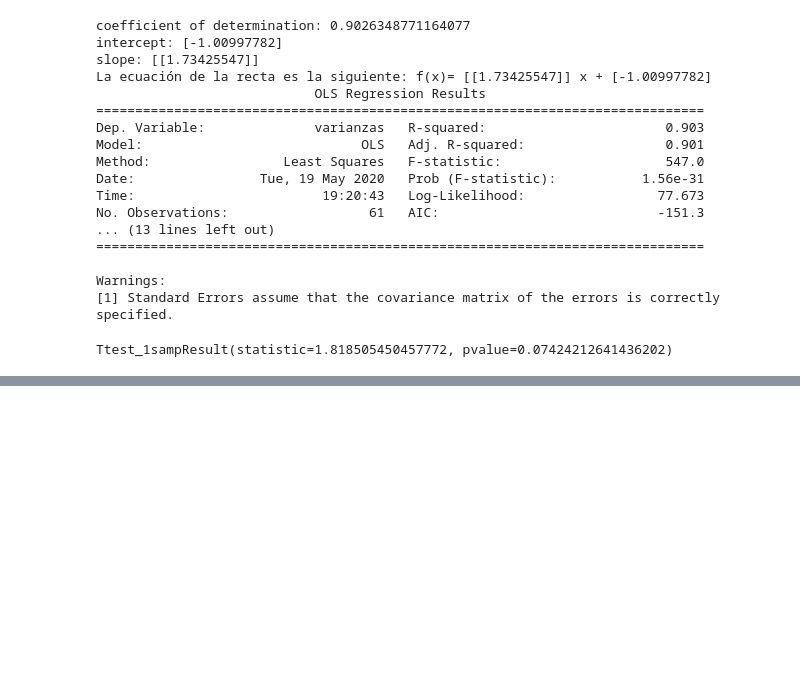
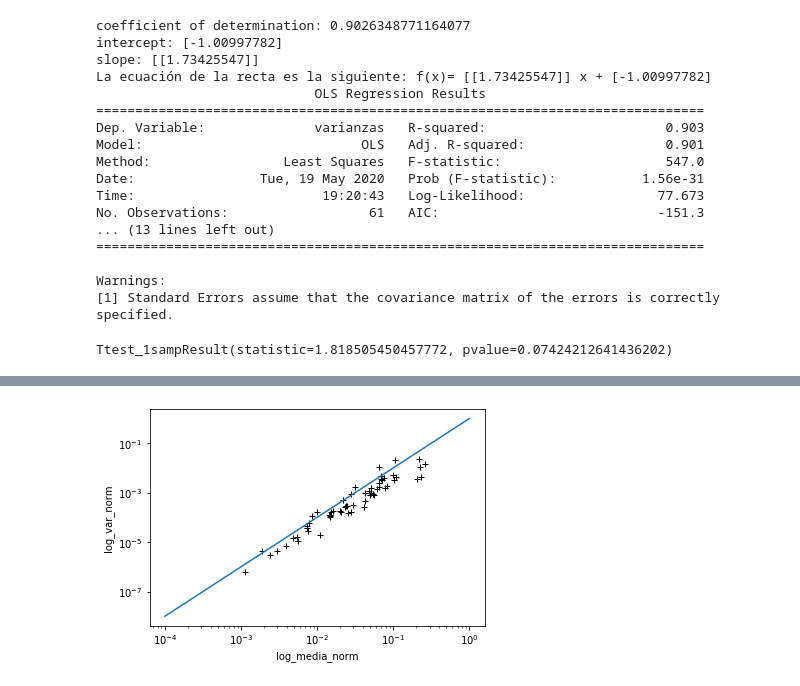
Before and after one commit to JuanmaPastor/TFG_Alex, a Jupyter notebook: Log_mean_var/Log_mean_var.ipynb, the cells around one changed output, grey strips where cells are left out. Cells and saved outputs as stored; diff of their text form; code cells hidden in the pictures; blank space fills up the shorter version.

```diff
--- a/Log_mean_var/Log_mean_var.ipynb
+++ b/Log_mean_var/Log_mean_var.ipynb
@@ -528,0 +646,18 @@ Ttest_1sampResult(statistic=1.818505450457772, pvalue=0.07424212641436202)
+# %%
+#Escalado por logscale
+
+M = media_AL + media_CL + media_F + media_HL + media_HS + media_SS
+V = var_AL + var_CL + var_F + var_HL + var_HS + var_SS
+
+
+x = np.linspace(0.0001, 1, 1000)
+y = x**2
+plt.plot(M, V, "+", color = "black")
+plt.xscale('log')
+plt.yscale('log')
+plt.plot(x,y,label='fit')
+plt.xlabel("log_media_norm")
+plt.ylabel("log_var_norm")
+plt.savefig("frt.pdf")
+# %% [output]
+[figure, added]
```
Also changed, not shown: parts of 13 cells of this notebook, 6 other files.
